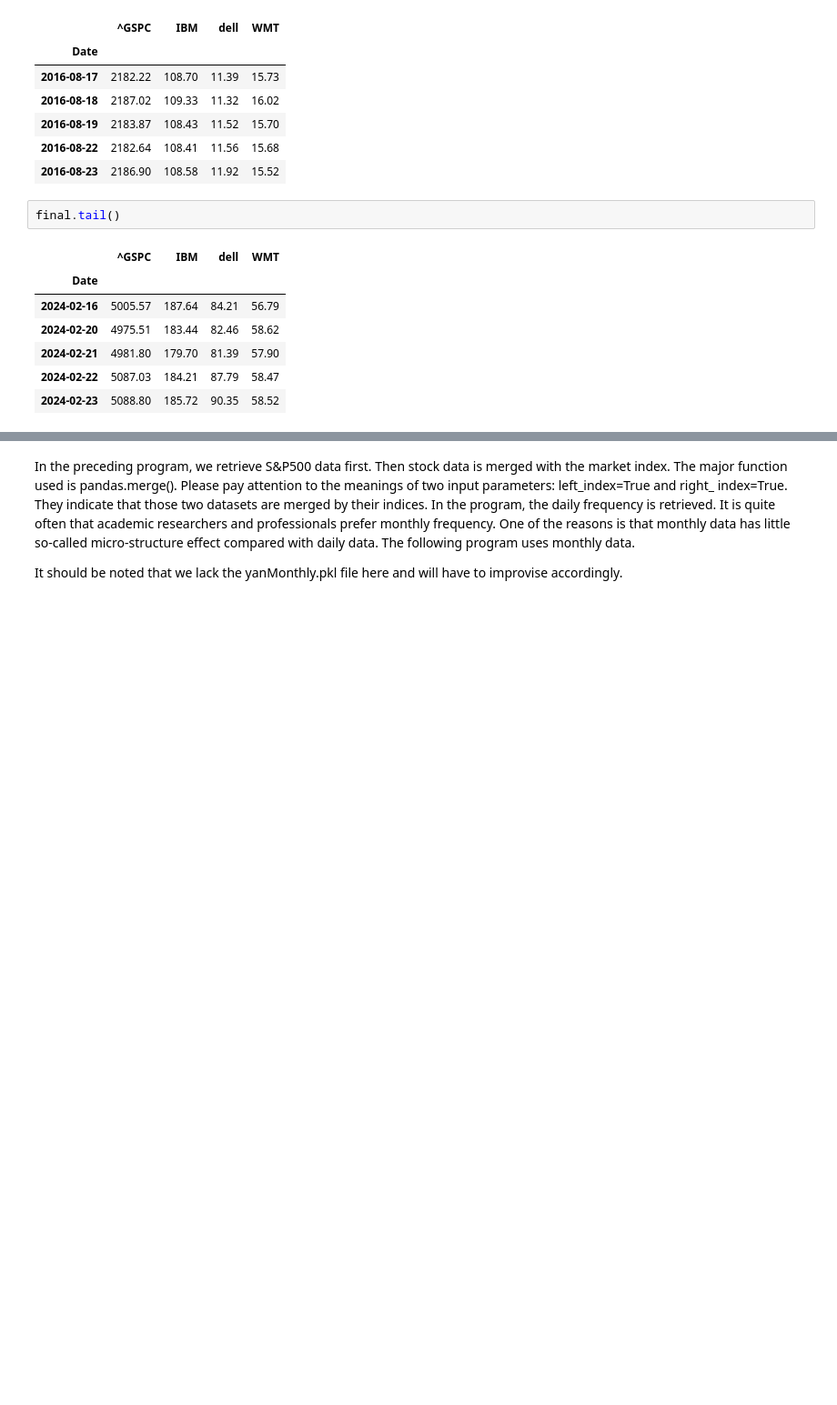
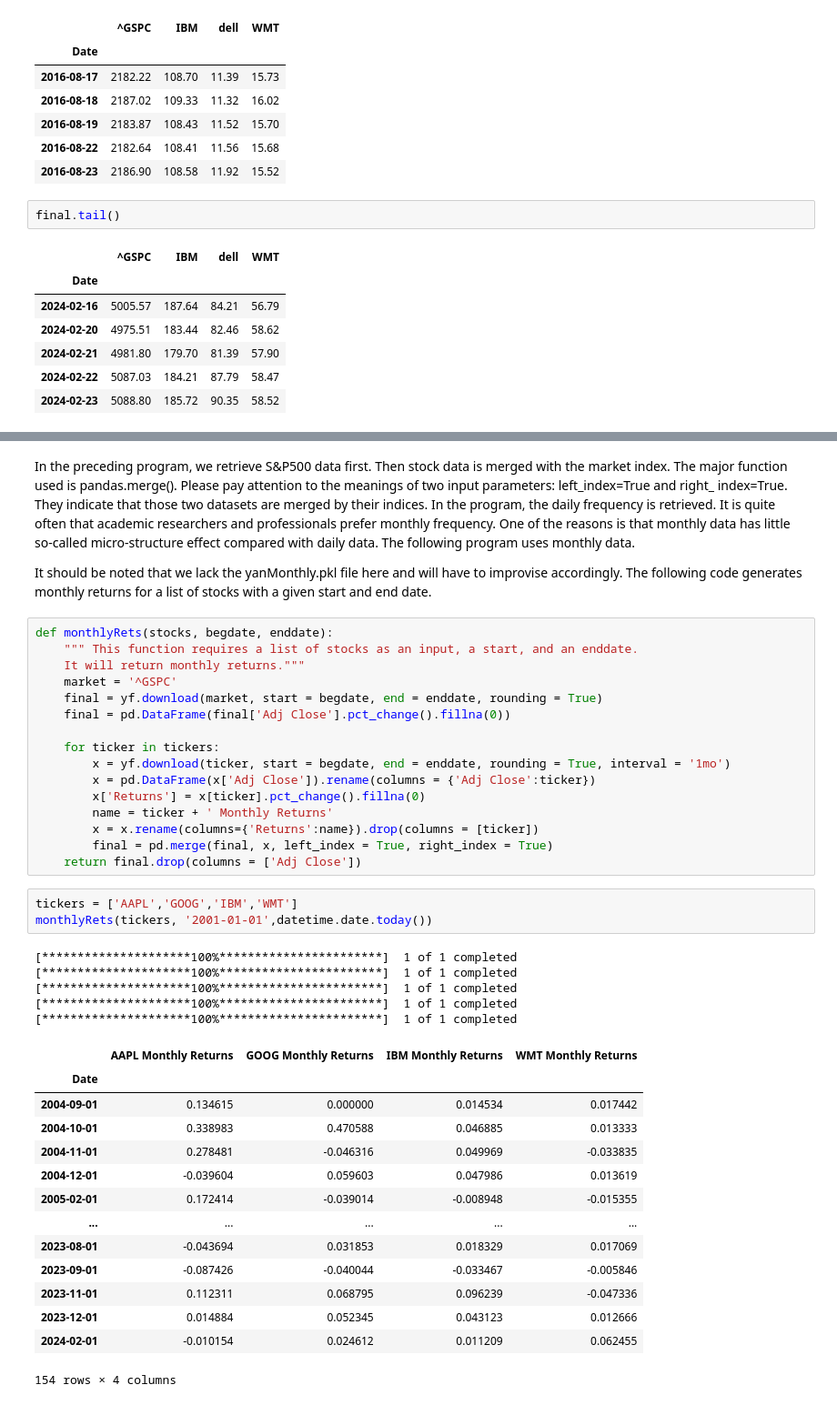
Before and after one commit to leoouyang781/Test-Repository, a Jupyter notebook: Python-For-Finance-2nd-Edition/Chapter 9.ipynb, the cells around one changed output, grey strips where cells are left out. Shown at 91% size. Saved outputs shown, nothing was run; the diff lists cells and outputs as text; blank space fills up the shorter version.

```diff
--- a/Python-For-Finance-2nd-Edition/Chapter 9.ipynb
+++ b/Python-For-Finance-2nd-Edition/Chapter 9.ipynb
@@ -399,4 +405,43 @@ professionals prefer monthly frequency. One of the reasons is that monthly data
 little so-called micro-structure effect compared with daily data. The following program
 uses monthly data.
 
-It should be noted that we lack the yanMonthly.pkl file here and will have to improvise accordingly.
+It should be noted that we lack the yanMonthly.pkl file here and will have to improvise accordingly. The following code generates monthly returns for a list of stocks with a given start and end date.
+# %%
+def monthlyRets(stocks, begdate, enddate):
+    """ This function requires a list of stocks as an input, a start, and an enddate.
+    It will return monthly returns."""
+    market = '^GSPC'
+    final = yf.download(market, start = begdate, end = enddate, rounding = True)
+    final = pd.DataFrame(final['Adj Close'].pct_change().fillna(0))
+
+    for ticker in tickers:
+        x = yf.download(ticker, start = begdate, end = enddate, rounding = True, interval = '1mo')
+        x = pd.DataFrame(x['Adj Close']).rename(columns = {'Adj Close':ticker})
+        x['Returns'] = x[ticker].pct_change().fillna(0)
+        name = ticker + ' Monthly Returns'
+        x = x.rename(columns={'Returns':name}).drop(columns = [ticker])
+        final = pd.merge(final, x, left_index = True, right_index = True)
+    return final.drop(columns = ['Adj Close'])
+# %%
+tickers = ['AAPL','GOOG','IBM','WMT']
+monthlyRets(tickers, '2001-01-01',datetime.date.today())
+# %% [output]
+[*********************100%***********************]  1 of 1 completed
+[*********************100%***********************]  1 of 1 completed
+[*********************100%***********************]  1 of 1 completed
+[*********************100%***********************]  1 of 1 completed
+[*********************100%***********************]  1 of 1 completed
+|  | AAPL Monthly Returns | GOOG Monthly Returns | IBM Monthly Returns | WMT Monthly Returns |
+| Date |  |  |  |  |
+| 2004-09-01 | 0.134615 | 0.000000 | 0.014534 | 0.017442 |
+| 2004-10-01 | 0.338983 | 0.470588 | 0.046885 | 0.013333 |
+| 2004-11-01 | 0.278481 | -0.046316 | 0.049969 | -0.033835 |
+| 2004-12-01 | -0.039604 | 0.059603 | 0.047986 | 0.013619 |
+| 2005-02-01 | 0.172414 | -0.039014 | -0.008948 | -0.015355 |
+| ... | ... | ... | ... | ... |
+| 2023-08-01 | -0.043694 | 0.031853 | 0.018329 | 0.017069 |
+| 2023-09-01 | -0.087426 | -0.040044 | -0.033467 | -0.005846 |
+| 2023-11-01 | 0.112311 | 0.068795 | 0.096239 | -0.047336 |
+| 2023-12-01 | 0.014884 | 0.052345 | 0.043123 | 0.012666 |
+| 2024-02-01 | -0.010154 | 0.024612 | 0.011209 | 0.062455 |
+154 rows × 4 columns
```
Also changed, not shown: parts of 9 cells of this notebook.
